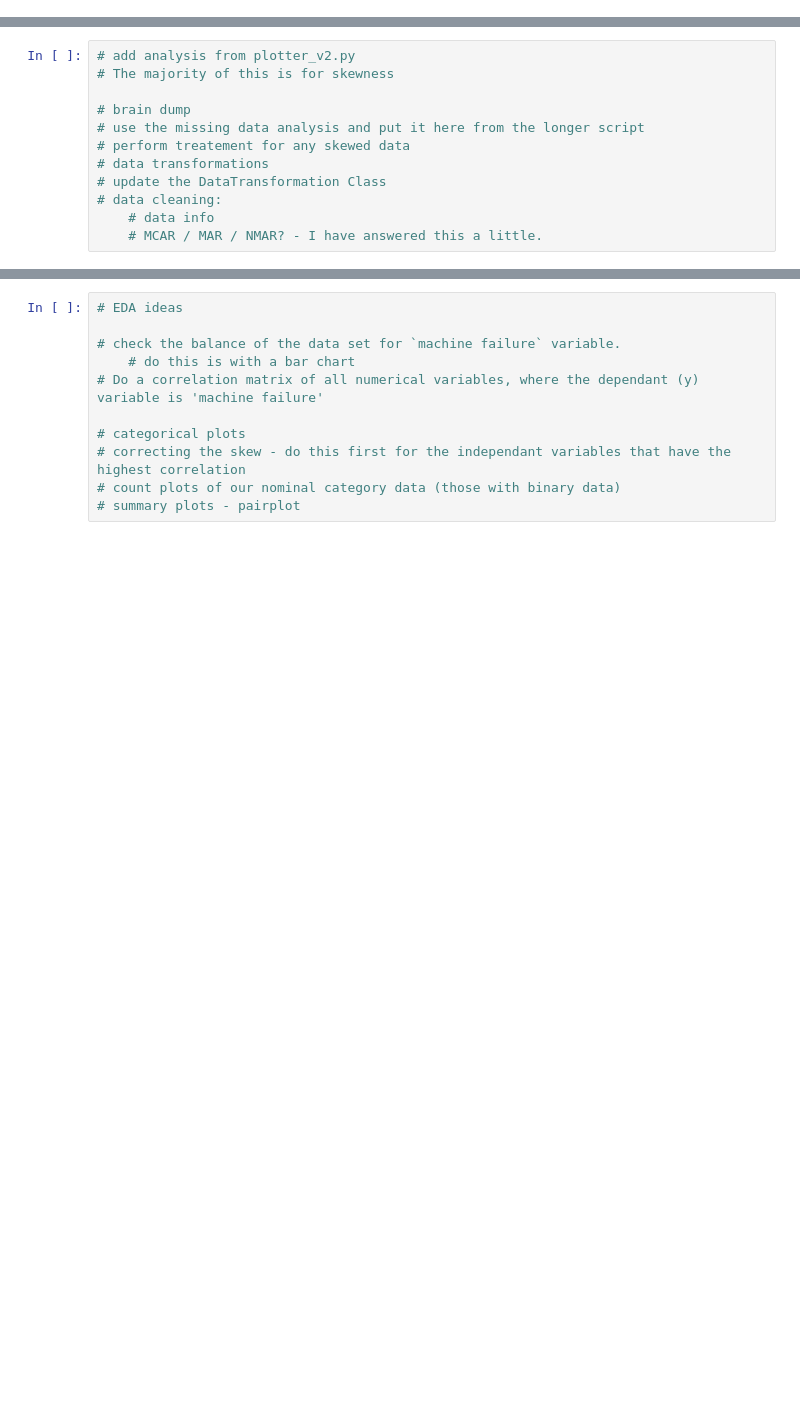
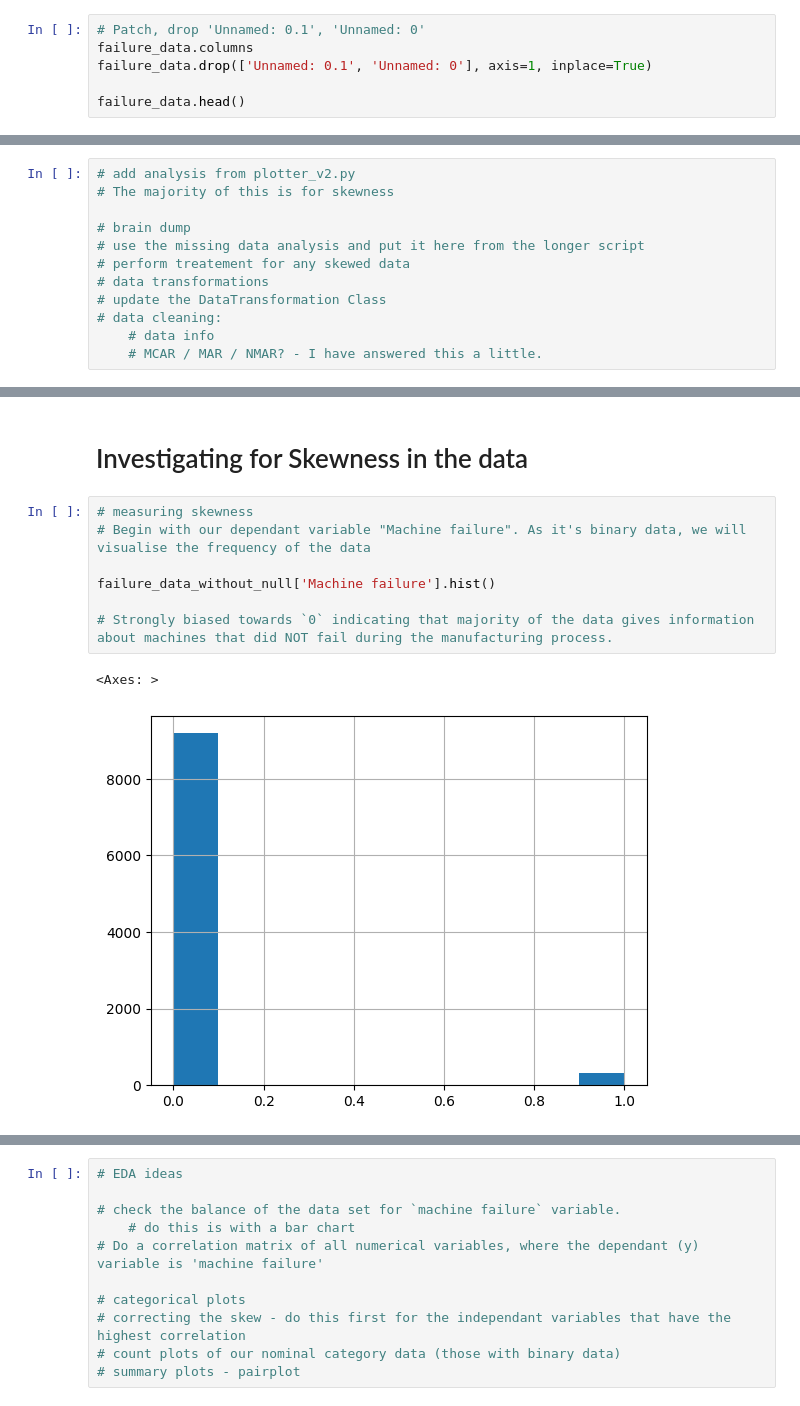
Before and after one commit to ManishKhurmi/exploratory-data-analysis---the-manufacturing-process768, a Jupyter notebook: Milestone_3.ipynb, the cells around one changed output, grey strips where cells are left out. Drawn from its saved outputs; the diff is of its cells as text; blank space fills up the shorter version.

```diff
--- a/Milestone_3.ipynb
+++ b/Milestone_3.ipynb
@@ -11 +23,7 @@ import seaborn as sns
 failure_data = pd.read_csv('failure_data_after_data_transformation.csv')
+# %%
+# Patch, drop 'Unnamed: 0.1', 'Unnamed: 0'
+failure_data.columns
+failure_data.drop(['Unnamed: 0.1', 'Unnamed: 0'], axis=1, inplace=True)
+
+failure_data.head()
@@ -59,0 +275,12 @@ failure_data_without_null = failure_data
+# %% [markdown]
+# Investigating for Skewness in the data
+# %%
+# measuring skewness
+# Begin with our dependant variable "Machine failure". As it's binary data, we will visualise the frequency of the data
+
+failure_data_without_null['Machine failure'].hist()
+
+# Strongly biased towards `0` indicating that majority of the data gives information about machines that did NOT fail during the manufacturing process.
+# %% [output]
+<Axes: >
+[figure, added]
```
Also changed, not shown: parts of 98 cells of this notebook, 2 other files.
